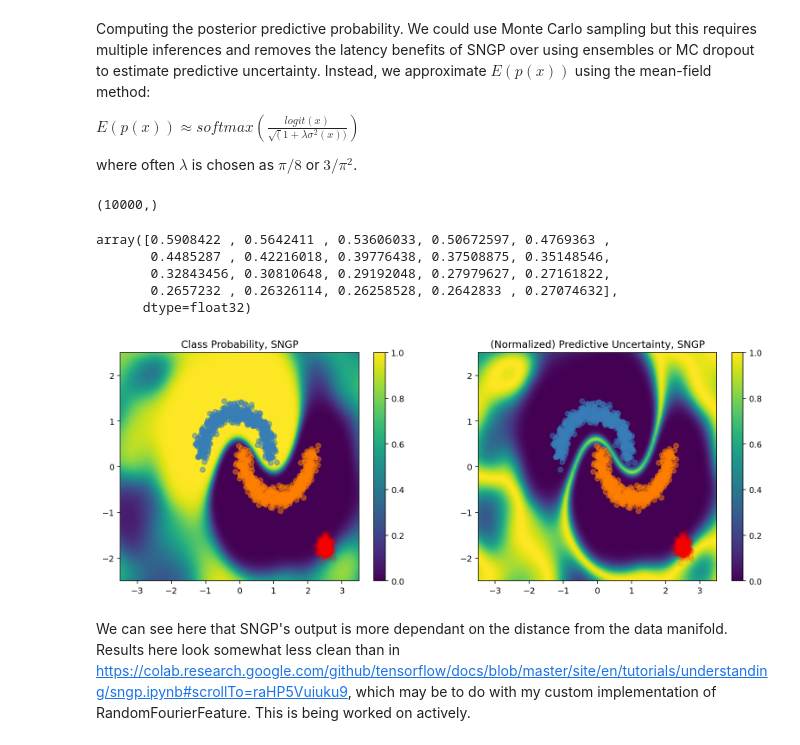
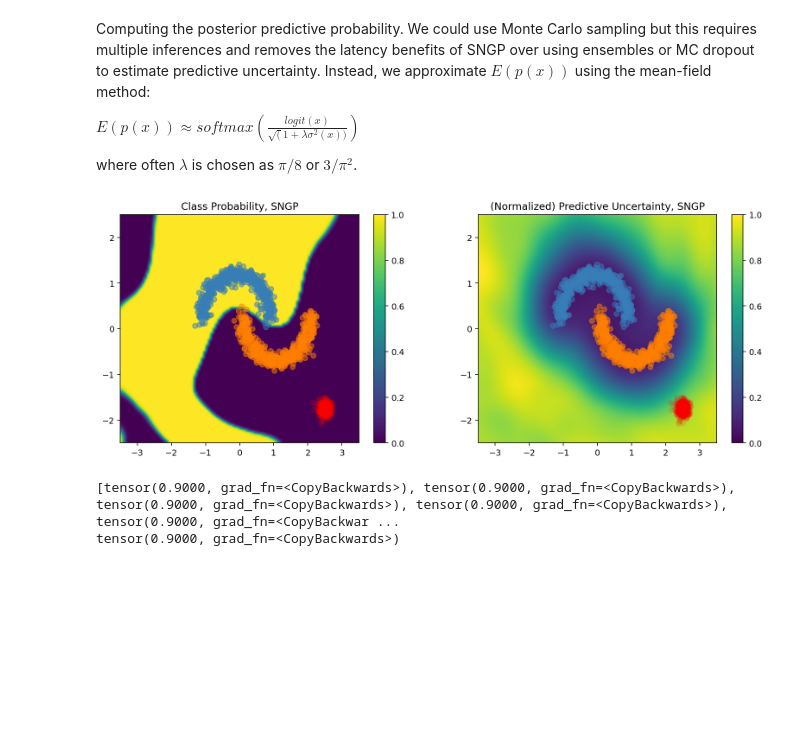
Before and after one commit to adityagoel4512/Spectral-normalized-Neural-Gaussian-Process-PyTorch, a Jupyter notebook: sngp.ipynb, the cells around one changed output. Cells and saved outputs as stored; diff of their text form; code cells hidden in the pictures; blank space fills up the shorter version.

Commit message:
Update implementation to compute on precision matrix for every class and reoganise code

```diff
--- a/sngp.ipynb
+++ b/sngp.ipynb
@@ -425,8 +316,10 @@ class SNGP(nn.Module):
 # %%
 import torch.optim as optim
-sngp_config = dict(num_classes=2, num_hidden_layers=6, num_hidden=128, dropout_rate=0.1, momentum=None, norm_multiplier=0.9)
-sngp_model = SNGP(**sngp_config)
-loss_fn = nn.CrossEntropyLoss()
-optimizer = optim.Adam(sngp_model.parameters(), lr=1e-3)
-sngp_model
+sngp_config = dict(in_features=2, out_features=2,
+        backbone = ResNetBackbone(input_features=2, num_hidden_layers=6, num_hidden=128, dropout_rate=0.1),
+        num_inducing = 1024,
+        momentum = 0.9,
+        ridge_penalty = 1e-6)
+model = RandomFeatureGaussianProcess(**sngp_config)
+model, sngp_config
 # %% [output]
@@ -479,0 +407,9 @@ sngp_variance.shape, sngp_logits.shape
+# %%
+def mean_field_logits(logits, variances, mean_field_factor):
+  logits_scale = (1.0 + variances * mean_field_factor) ** 0.5
+  if len(logits.shape) > 1:
+    logits_scale = logits_scale[:, None]
+  return logits/logits_scale
+# %%
+test = torch.Tensor(test_examples)
+test.shape
@@ -480,25 +418,24 @@ sngp_variance.shape, sngp_logits.shape
+# %%
+model.eval()
+model.update_covariance()
+logits, variances = model(test, with_variance=True, update_precision=False)
+logits = mean_field_logits(logits, variances, np.pi/8.)
+probs = logits.detach().softmax(dim=1).numpy()[:,0]
+variances = variances.numpy()
 # %% [markdown]
 Computing the posterior predictive probability. We could use Monte Carlo sampling but this requires multiple inferences and removes the latency benefits of SNGP over using ensembles or MC dropout to estimate predictive uncertainty. Instead, we approximate $E(p(x))$ using the mean-field method:
 
 $E(p(x)) \approx softmax(\frac{logit(x)}{\sqrt(1 + \lambda \sigma^2(x))})$
 
 where often $\lambda$ is chosen as $\pi/8$ or $3/\pi^2$.
-# %%
-sngp_probs = F.softmax(sngp_logits, dim=1).detach().numpy()[:, 0]
-sngp_probs.shape
-# %% [output]
-(10000,)
-# %%
-sngp_probs[:20]
-# %% [output]
-array([0.5908422 , 0.5642411 , 0.53606033, 0.50672597, 0.4769363 ,
-       0.4485287 , 0.42216018, 0.39776438, 0.37508875, 0.35148546,
-       0.32843456, 0.30810648, 0.29192048, 0.27979627, 0.27161822,
-       0.2657232 , 0.26326114, 0.26258528, 0.2642833 , 0.27074632],
-      dtype=float32)
 # %%
-plot_predictions(sngp_probs, model_name="SNGP")
+plot_predictions(probs, variances, model_name="SNGP")
 # %% [output]
-[figure, old version]
+[figure, new version]
-# %% [markdown]
-We can see here that SNGP's output is more dependant on the distance from the data manifold. Results here look somewhat less clean than in https://colab.research.google.com/github/tensorflow/docs/blob/master/site/en/tutorials/understanding/sngp.ipynb#scrollTo=raHP5Vuiuku9, which may be to do with my custom implementation of RandomFourierFeature. This is being worked on actively.
+# %%
+# Verifying that spectral normalisation has been applied to backbone layer weights
+print([torch.linalg.norm(hidden_layer.weight, 2) for hidden_layer in model.rff[0].hidden_layers])
+print(torch.linalg.norm(model.rff[0].input_layer.weight, 2))
+# %% [output]
+[tensor(0.9000, grad_fn=<CopyBackwards>), tensor(0.9000, grad_fn=<CopyBackwards>), tensor(0.9000, grad_fn=<CopyBackwards>), tensor(0.9000, grad_fn=<CopyBackwards>), tensor(0.9000, grad_fn=<CopyBackwar ...
+tensor(0.9000, grad_fn=<CopyBackwards>)
```
Also changed, not shown: parts of 39 cells of this notebook.
